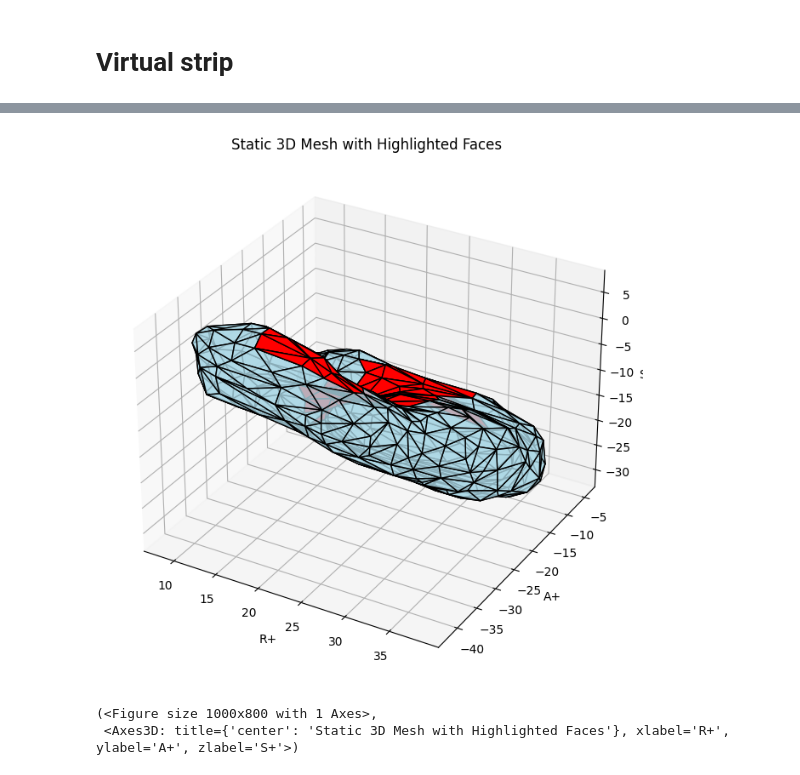
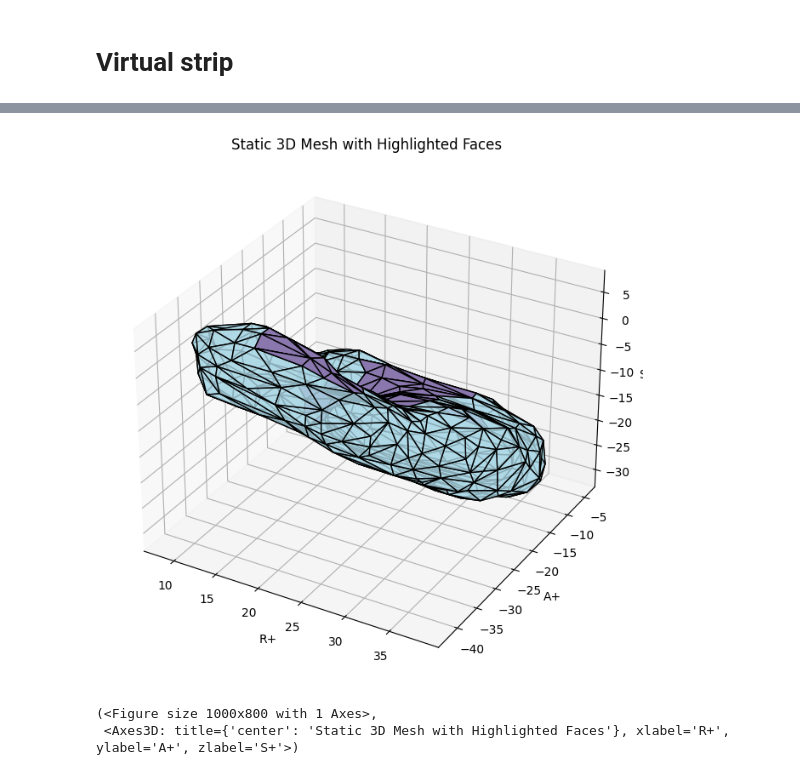
Before and after one commit to SeojinYoon/Seojin_commonTool, a Jupyter notebook: Module/Brain_Surface/UV_map/UV_map_both.ipynb, the cells around one changed output, grey strips where cells are left out. Saved outputs shown, nothing was run; the diff lists cells and outputs as text; code cells hidden in the pictures.

```diff
--- a/Module/Brain_Surface/UV_map/UV_map_both.ipynb
+++ b/Module/Brain_Surface/UV_map/UV_map_both.ipynb
@@ -130,6 +147,8 @@ plt.plot(np.mean(rt_profile_result_info["sampling_datas"], axis = 0))
 [figure]
 # %% [markdown]
 # Virtual strip
+# %%
+highlight_color = np.array([137, 119, 173, 120]) / 255
 # %%
 lt_highlight_vertex_indices = inverse_component_mesh_info(lt_superior_mesh_info["mapping_ori2conv"],
                                                           mask_basedOn_component = lt_profile_result_info["virtual_strip_mask"])
@@ -149,17 +168,17 @@ show_mesh(lt_hippo_uv_mesh_info["vertex"],
 # %%
 rt_highlight_vertex_indices = inverse_component_mesh_info(rt_superior_mesh_info["mapping_ori2conv"],
                                                           mask_basedOn_component = rt_profile_result_info["virtual_strip_mask"])
 
 show_mesh(rt_hippo_uv_mesh_info["vertex"],
           faces = rt_hippo_uv_mesh_info["face"],
           vertex_index_info = {
               "a" : {
-                  "color" : "red",
+                  "color" : highlight_color,
                   "set" : rt_highlight_vertex_indices,
               }
           })
 # %% [output]
-[figure, old version]
+[figure, new version]
 (<Figure size 1000x800 with 1 Axes>,
  <Axes3D: title={'center': 'Static 3D Mesh with Highlighted Faces'}, xlabel='R+', ylabel='A+', zlabel='S+'>)
 # %%
```
Also changed, not shown: parts of 7 cells of this notebook, 8 other files.
